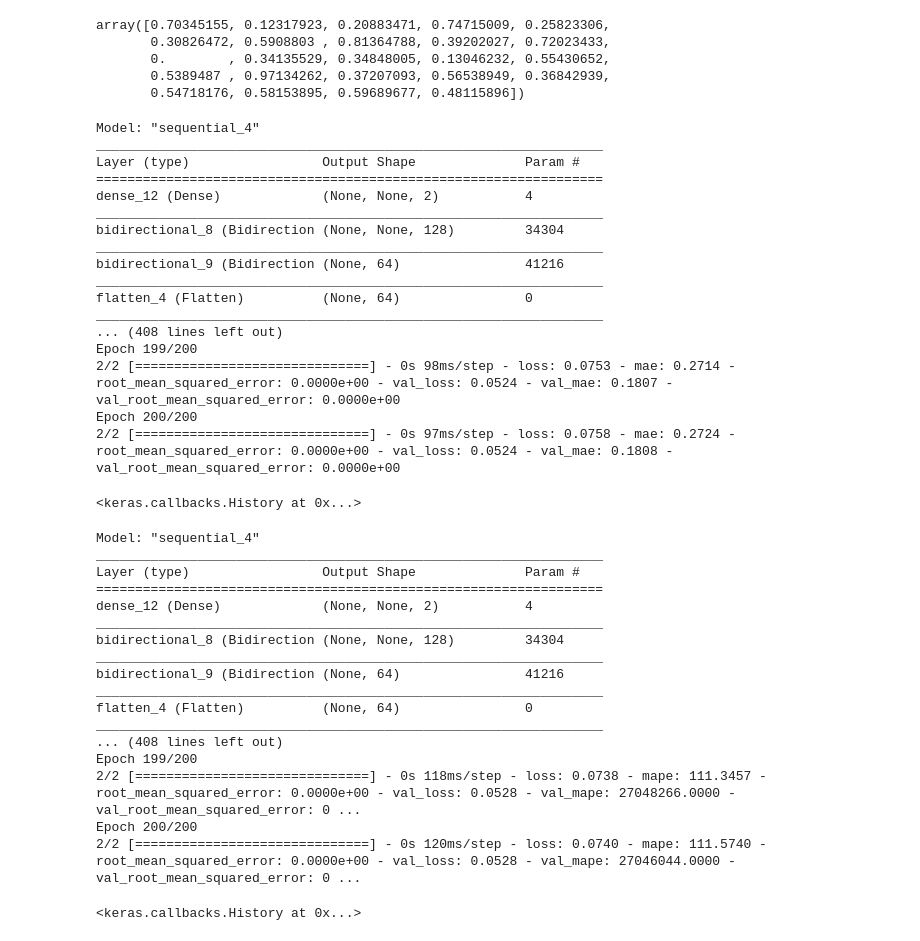
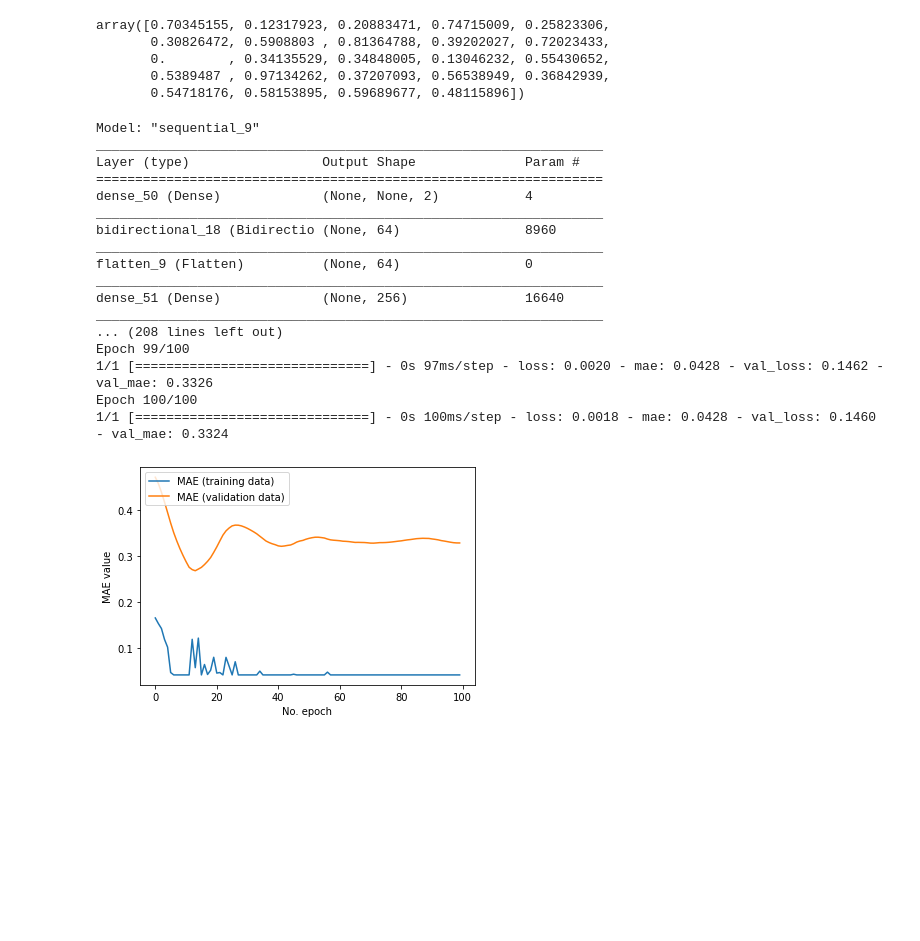
Before and after one commit to IritaSee/product_performance_blstm, a Jupyter notebook: blstm.ipynb, the cells around one changed output. Drawn from its saved outputs; the diff is of its cells as text; code cells hidden in the pictures; blank space fills up the shorter version.

```diff
--- a/blstm.ipynb
+++ b/blstm.ipynb
@@ -89,7 +98,7 @@ array([0.70345155, 0.12317923, 0.20883471, 0.74715009, 0.25823306,
        0.5389487 , 0.97134262, 0.37207093, 0.56538949, 0.36842939,
        0.54718176, 0.58153895, 0.59689677, 0.48115896])
 # %%
-split_time = 5 # ini berapa bulan terkahir yang mau di potong buat pengujian?
+split_time = 3 # ini berapa bulan terkahir yang mau di potong buat pengujian?
 
 time_train = time[:split_time]
 x_train =  series[:split_time]
@@ -106,63 +115,49 @@ valid_set = windowed_dataset(x_valid, window_size, batch_size, shuffle_buffer_si
 # %%
 model = tf.keras.Sequential([
         tf.keras.layers.Dense(2, input_shape=[None, 1], activation="relu"),
-        tf.keras.layers.Bidirectional(tf.keras.layers.LSTM(64,return_sequences=True)),
+        #tf.keras.layers.Bidirectional(tf.keras.layers.LSTM(64,return_sequences=True)),
         tf.keras.layers.Bidirectional(tf.keras.layers.LSTM(32)),
         tf.keras.layers.Flatten(),
         #tf.keras.layers.GlobalAveragePooling1D(),
+        tf.keras.layers.Dense(256, activation='relu'),
+        #tf.keras.layers.Dropout(0.2),
         tf.keras.layers.Dense(64, activation='relu'),
-        tf.keras.layers.Dropout(0.2),
         tf.keras.layers.Dense(32, activation='relu'),
-        #tf.keras.layers.Dropout(0.3),
+        tf.keras.layers.Dropout(0.3),
         tf.keras.layers.Dense(1)
     ])
 
     #the blstm part
 # %%
 #Using mae and mse
-model.compile(optimizer=tf.keras.optimizers.SGD(learning_rate=0.0001, momentum=0.9),metrics=['mae'],loss='mse')
+model.compile(optimizer=tf.keras.optimizers.SGD(learning_rate=0.01, momentum=0.9),metrics=['mae'],loss='mse')
 model.summary()
-model.fit(train_set,epochs=200,validation_data=valid_set)
+hist=model.fit(train_set,epochs=100,validation_data=valid_set)
 # %% [output]
-Model: "sequential_4"
+Model: "sequential_9"
 _________________________________________________________________
 Layer (type)                 Output Shape              Param #
 =================================================================
-dense_12 (Dense)             (None, None, 2)           4
+dense_50 (Dense)             (None, None, 2)           4
 _________________________________________________________________
-bidirectional_8 (Bidirection (None, None, 128)         34304
+bidirectional_18 (Bidirectio (None, 64)                8960
 _________________________________________________________________
-bidirectional_9 (Bidirection (None, 64)                41216
+flatten_9 (Flatten)          (None, 64)                0
 _________________________________________________________________
-flatten_4 (Flatten)          (None, 64)                0
+dense_51 (Dense)             (None, 256)               16640
 _________________________________________________________________
-... (408 lines left out)
-Epoch 199/200
-2/2 [==============================] - 0s 98ms/step - loss: 0.0753 - mae: 0.2714 - root_mean_squared_error: 0.0000e+00 - val_loss: 0.0524 - val_mae: 0.1807 - val_root_mean_squared_error: 0.0000e+00
-Epoch 200/200
-2/2 [==============================] - 0s 97ms/step - loss: 0.0758 - mae: 0.2724 - root_mean_squared_error: 0.0000e+00 - val_loss: 0.0524 - val_mae: 0.1808 - val_root_mean_squared_error: 0.0000e+00
+... (208 lines left out)
+Epoch 99/100
+1/1 [==============================] - 0s 97ms/step - loss: 0.0020 - mae: 0.0428 - val_loss: 0.1462 - val_mae: 0.3326
+Epoch 100/100
+1/1 [==============================] - 0s 100ms/step - loss: 0.0018 - mae: 0.0428 - val_loss: 0.1460 - val_mae: 0.3324
-<keras.callbacks.History at 0x...>
-# %%
-#Using MAPE and (should be root) MSE
-model.compile(optimizer=tf.keras.optimizers.SGD(learning_rate=0.0001, momentum=0.9),metrics=['mape'],loss='mse')
-model.summary()
-model.fit(train_set,epochs=200,validation_data=valid_set)
-# %% [output]
-Model: "sequential_4"
-_________________________________________________________________
-Layer (type)                 Output Shape              Param #
-=================================================================
-dense_12 (Dense)             (None, None, 2)           4
-_________________________________________________________________
-bidirectional_8 (Bidirection (None, None, 128)         34304
-_________________________________________________________________
-bidirectional_9 (Bidirection (None, 64)                41216
-_________________________________________________________________
-flatten_4 (Flatten)          (None, 64)                0
-_________________________________________________________________
-... (408 lines left out)
-Epoch 199/200
-2/2 [==============================] - 0s 118ms/step - loss: 0.0738 - mape: 111.3457 - root_mean_squared_error: 0.0000e+00 - val_loss: 0.0528 - val_mape: 27048266.0000 - val_root_mean_squared_error: 0 ...
-Epoch 200/200
-2/2 [==============================] - 0s 120ms/step - loss: 0.0740 - mape: 111.5740 - root_mean_squared_error: 0.0000e+00 - val_loss: 0.0528 - val_mape: 27046044.0000 - val_root_mean_squared_error: 0 ...
-<keras.callbacks.History at 0x...>
+# %%
+plt.plot(hist.history['mae'], label='MAE (training data)')
+plt.plot(hist.history['val_mae'], label='MAE (validation data)')
+
+plt.ylabel('MAE value')
+plt.xlabel('No. epoch')
+plt.legend(loc="upper left")
+plt.show()
+# %% [output]
+[figure, added]
```
Also changed, not shown: parts of 10 cells of this notebook, 2 other files.
